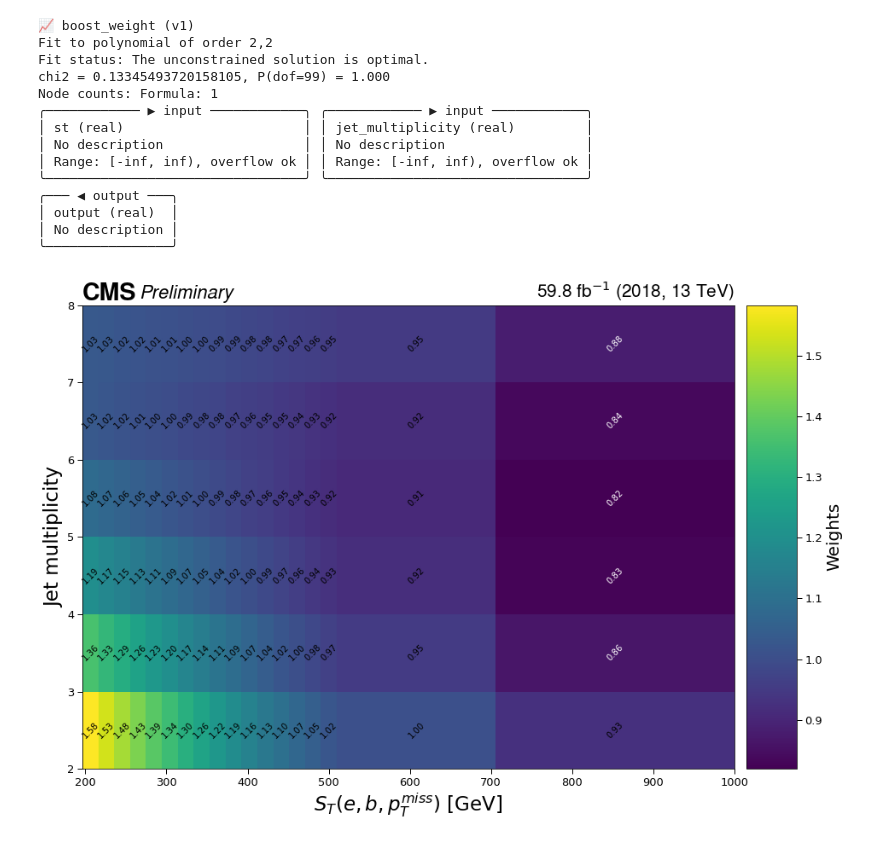
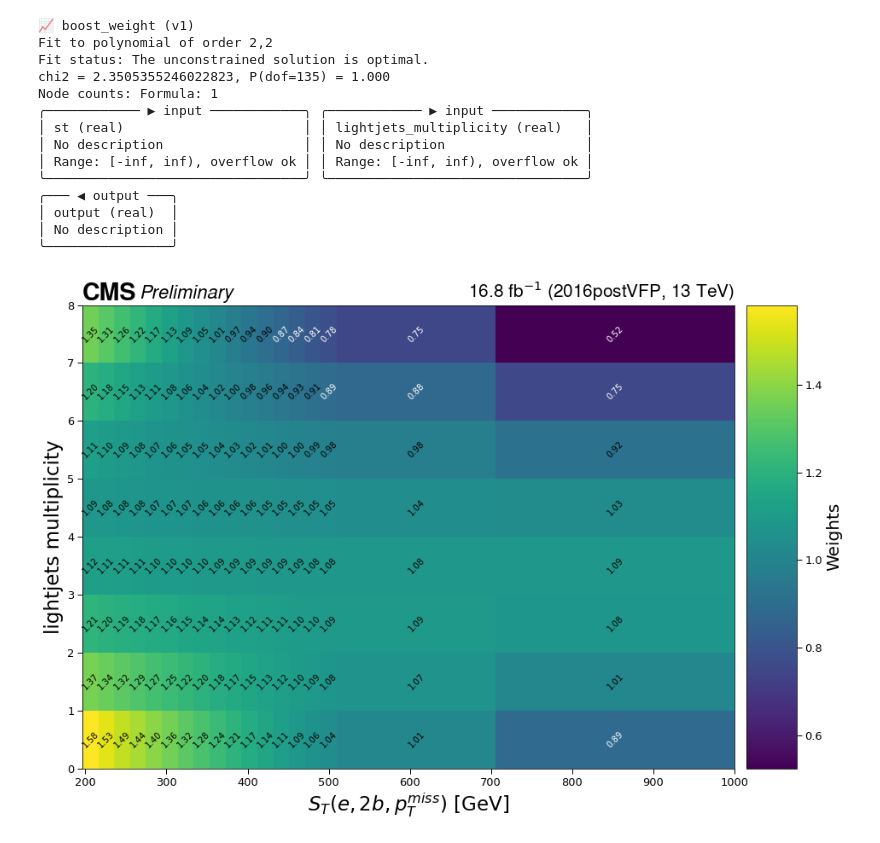
Before and after one commit to tomasate/bsm3g_coffea, a Jupyter notebook: notebooks/tt_boost_weight.ipynb, the cells around one changed output. Cells and saved outputs as stored; diff of their text form; code cells hidden in the pictures.

Commit message:
update tt boost weight computation with light jets

```diff
--- a/notebooks/tt_boost_weight.ipynb
+++ b/notebooks/tt_boost_weight.ipynb
@@ -17,11 +17,11 @@ with open("../analysis/postprocess/luminosity.yaml", "r") as f:
     lumi = yaml.safe_load(f)
 plt.rcParams.update(style["rcParams"])
 # %%
-year = "2018"
+year = "2016postVFP"
 workflow = "2b1e"
 xlabels = {
     "2b1mu": r"$S_T(\mu, b, p_T^{miss})$ [GeV]",
-    "2b1e": r"$S_T(e, b, p_T^{miss})$ [GeV]"
+    "2b1e": r"$S_T(e, 2b, p_T^{miss})$ [GeV]"
 }
 
 ph = load(f"../outputs/{workflow}/{year}/{year}_processed_histograms.coffea")
@@ -118,17 +118,17 @@ st_new_edges = [
     1000,
 ]
 
-njet_new_edges = [2, 3, 4, 5, 6, 7, 8]
+njet_new_edges = [0,1,2, 3, 4, 5, 6, 7, 8]
 
 tt = rebin_hist(tt, "st", st_new_edges)
 data = rebin_hist(data, "st", st_new_edges)
 nontt = rebin_hist(nontt, "st", st_new_edges)
 
-tt = rebin_hist(tt, "jet_multiplicity", njet_new_edges)
-data = rebin_hist(data, "jet_multiplicity", njet_new_edges)
-nontt = rebin_hist(nontt, "jet_multiplicity", njet_new_edges)
+tt = rebin_hist(tt, "lightjets_multiplicity", njet_new_edges)
+data = rebin_hist(data, "lightjets_multiplicity", njet_new_edges)
+nontt = rebin_hist(nontt, "lightjets_multiplicity", njet_new_edges)
 
 fig, ax = plt.subplots(figsize=(10,10))
 data.plot2d(ax=ax)
-ax.set(xlabel=xlabels[workflow], ylabel="Jet multiplicity")
+ax.set(xlabel=xlabels[workflow], ylabel="lightjets multiplicity")
 # %% [output]
@@ -165,9 +165,9 @@ Node counts: MultiBinning: 1
 ╰────────────────╯
 # %%
 st_bins = data.project("st").axes.edges[0]
-n_jets_bins = data.project("jet_multiplicity").axes.edges[0]
+n_jets_bins = data.project("lightjets_multiplicity").axes.edges[0]
 st_centers = data.project("st").axes.centers[0]
-jet_centers = data.project("jet_multiplicity").axes.centers[0]
+jet_centers = data.project("lightjets_multiplicity").axes.centers[0]
 st, jet_n = np.meshgrid(st_bins, n_jets_bins)
 SF = boost_weight.to_evaluator().evaluate(st, jet_n)
 
@@ -180,7 +180,7 @@ fig, ax = plt.subplots(figsize=(15, 10))
 boost_hist = hist.Hist(*data.axes[:], data=data_matrix)
 colormesh = boost_hist.plot2d(ax=ax)
 colormesh[1].set_label("Weights", fontsize=20)
-ax.set(xlabel=xlabels[workflow], ylabel="Jet multiplicity")
+ax.set(xlabel=xlabels[workflow], ylabel="lightjets multiplicity")
 
 for i in range(data_matrix.shape[0]):
     for j in range(data_matrix.shape[1]):
@@ -215,10 +215,10 @@ rich.print(boost_weight)
 📈 boost_weight (v1)
 Fit to polynomial of order 2,2
 Fit status: The unconstrained solution is optimal.
-chi2 = 0.13345493720158105, P(dof=99) = 1.000
+chi2 = 2.3505355246022823, P(dof=135) = 1.000
 Node counts: Formula: 1
 ╭──────────── ▶ input ────────────╮ ╭──────────── ▶ input ────────────╮
-│ st (real)                       │ │ jet_multiplicity (real)         │
+│ st (real)                       │ │ lightjets_multiplicity (real)   │
 │ No description                  │ │ No description                  │
 │ Range: [-inf, inf), overflow ok │ │ Range: [-inf, inf), overflow ok │
 ╰─────────────────────────────────╯ ╰─────────────────────────────────╯
@@ -228,40 +228,40 @@ Node counts: Formula: 1
 ╰────────────────╯
 # %%
 st_bins = data.project("st").axes.edges[0]
-n_jets_bins = data.project("jet_multiplicity").axes.edges[0]
+n_jets_bins = data.project("lightjets_multiplicity").axes.edges[0]
 st_centers = data.project("st").axes.centers[0]
-jet_centers = data.project("jet_multiplicity").axes.centers[0]
+jet_centers = data.project("lightjets_multiplicity").axes.centers[0]
 st, jet_n = np.meshgrid(st_bins, n_jets_bins)
 SF = boost_weight.to_evaluator().evaluate(st, jet_n)
 
 data_matrix = np.zeros((len(st_bins)-1, len(n_jets_bins)-1))
 for y in range(SF.shape[0]-1):
     for x in range(SF.shape[1]-1):
         data_matrix[x, y] = SF[y, x]
 
 fig, ax = plt.subplots(figsize=(15, 10))
 boost_hist = hist.Hist(*data.axes[:], data=data_matrix)
 colormesh = boost_hist.plot2d(ax=ax)
 colormesh[1].set_label("Weights", fontsize=20)
-ax.set(xlabel=xlabels[workflow], ylabel="Jet multiplicity")
+ax.set(xlabel=xlabels[workflow], ylabel="lightjets multiplicity")
 
 for i in range(data_matrix.shape[0]):
     for j in range(data_matrix.shape[1]):
         val = data_matrix[i, j]
         x = st_centers[i]
         y = jet_centers[j]
         if val < 0.9 or np.isnan(val):
             col = 'w'
         else:
             col = 'k'
         ax.text(x, y, f"{val:.2f}", rotation=45, ha="center", va="center", fontsize=10, color=col)
 
 hep.cms.lumitext(f"{lumi[year] * 1e-3:.1f} fb$^{{-1}}$ ({year}, 13 TeV)", ax=ax, fontsize=22)
 hep.cms.text("Preliminary", fontsize=22)
 fig.savefig(f"boost_weight_poly_{workflow}_{year}.png")
 fig.savefig(f"boost_weight_poly_{workflow}_{year}.pdf")
 # %% [output]
-[figure, old version]
+[figure, new version]
 # %%
 cset = correctionlib.schemav2.CorrectionSet(
     schema_version=2,
```
Also changed, not shown: parts of 4 cells of this notebook.
